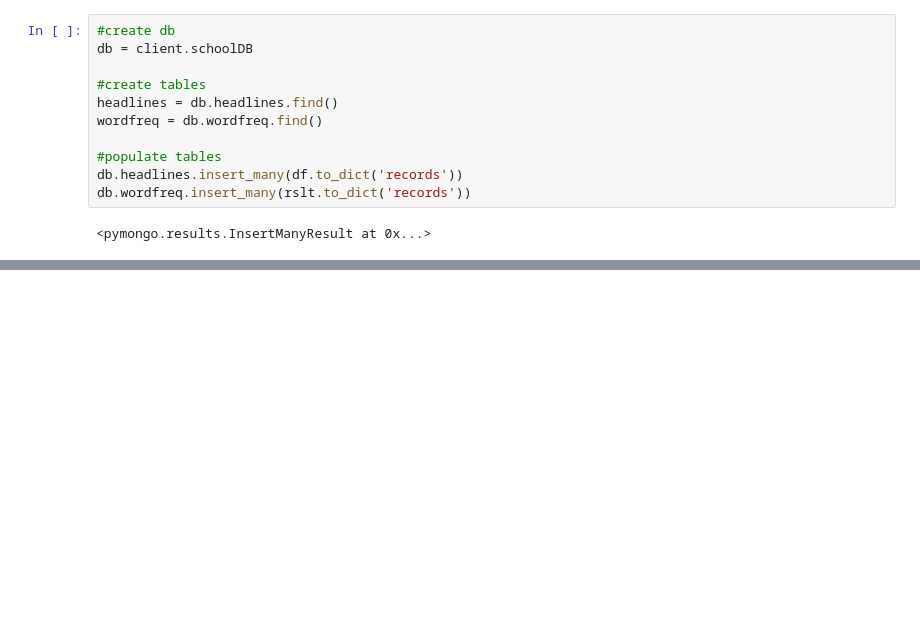
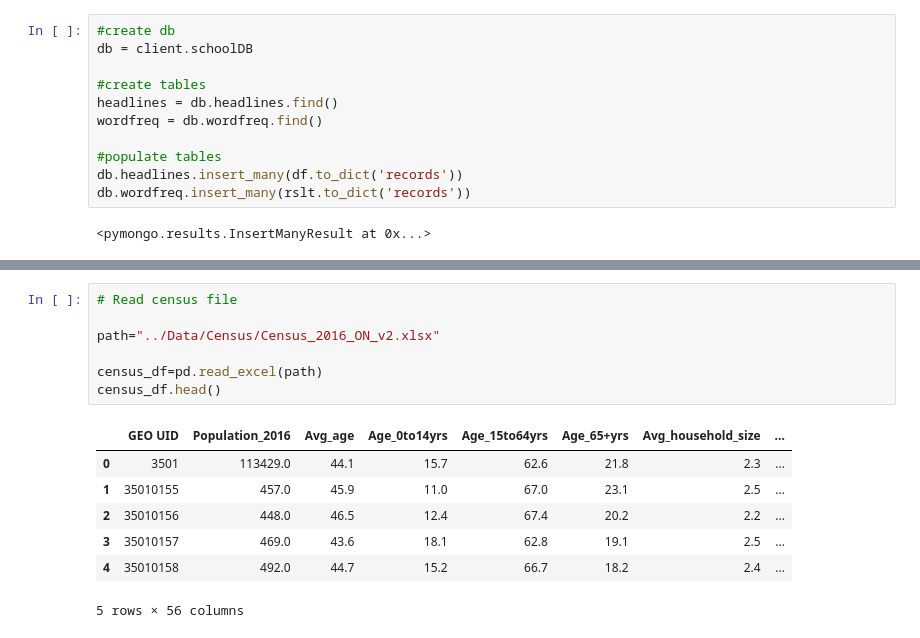
Before and after one commit to mukjs/public_schools_project, a Jupyter notebook: Code/Data_cleanup_analysis.ipynb, the cells around one changed output, grey strips where cells are left out. Cells and saved outputs as stored; diff of their text form; blank space fills up the shorter version.

```diff
--- a/Code/Data_cleanup_analysis.ipynb
+++ b/Code/Data_cleanup_analysis.ipynb
@@ -355,0 +430,15 @@ db.wordfreq.insert_many(rslt.to_dict('records'))
+# %%
+# Read census file
+
+path="../Data/Census/Census_2016_ON_v2.xlsx"
+
+census_df=pd.read_excel(path)
+census_df.head()
+# %% [output]
+|  | GEO UID | Population_2016 | Avg_age | Age_0to14yrs | Age_15to64yrs | Age_65+yrs | Avg_household_size | ... |
+| 0 | 3501 | 113429.0 | 44.1 | 15.7 | 62.6 | 21.8 | 2.3 | ... |
+| 1 | 35010155 | 457.0 | 45.9 | 11.0 | 67.0 | 23.1 | 2.5 | ... |
+| 2 | 35010156 | 448.0 | 46.5 | 12.4 | 67.4 | 20.2 | 2.2 | ... |
+| 3 | 35010157 | 469.0 | 43.6 | 18.1 | 62.8 | 19.1 | 2.5 | ... |
+| 4 | 35010158 | 492.0 | 44.7 | 15.2 | 66.7 | 18.2 | 2.4 | ... |
+5 rows × 56 columns
```
Also changed, not shown: parts of 31 cells of this notebook, 2 other files.
